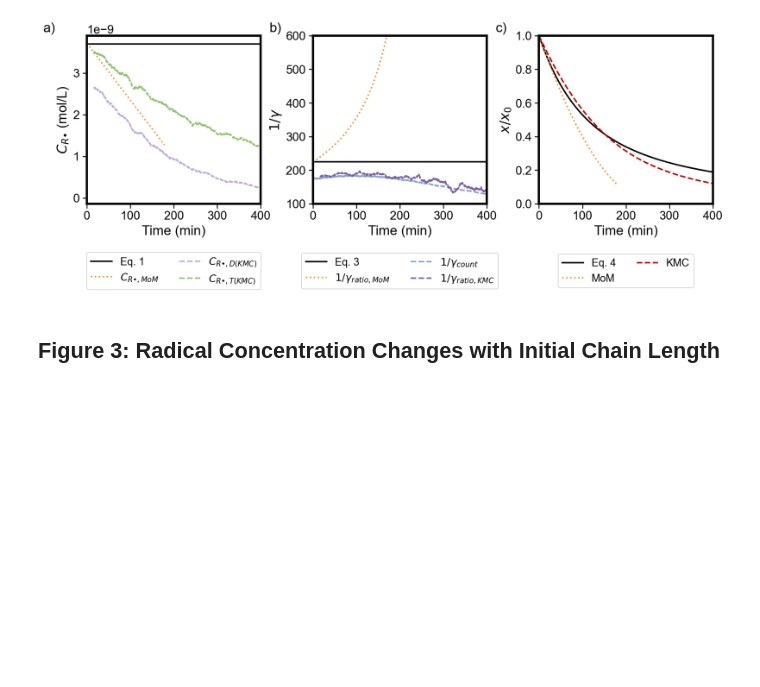
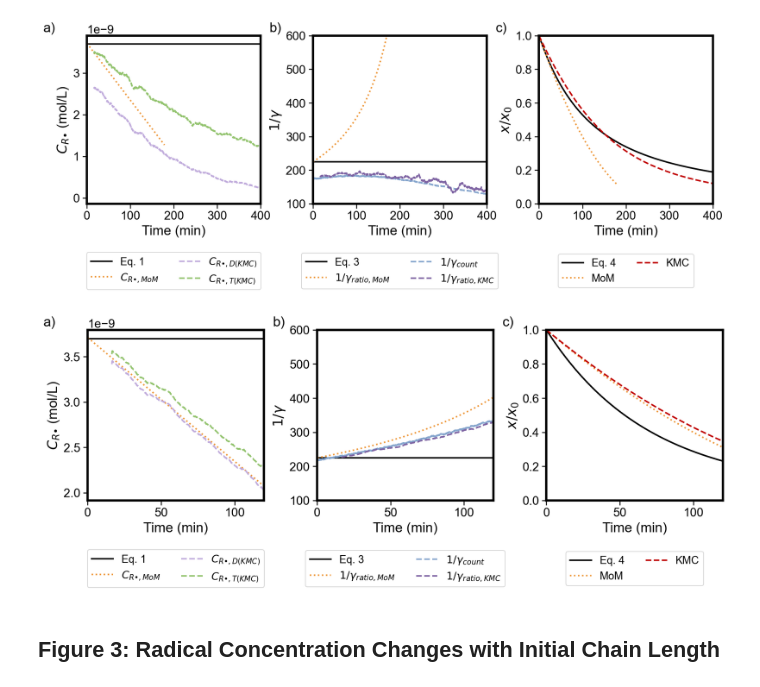
Before and after one commit to broadbelt-group/zip-length-study, a Jupyter notebook: paper_analysis/plot_figures.ipynb, the cells around one changed output. Saved outputs shown, nothing was run; the diff lists cells and outputs as text; code cells hidden in the pictures; blank space fills up the shorter version.

```diff
--- a/paper_analysis/plot_figures.ipynb
+++ b/paper_analysis/plot_figures.ipynb
@@ -210,6 +210,98 @@ plt.savefig("fig_pdfs/fig2_model_comparison.pdf", dpi=300, bbox_inches='tight')
 plt.show()
 # %% [output]
 [figure]
+# %%
+dpn = 4000
+
+kmc_data = read_data(f"../kmc_src/spedup_cpp_files/T_260/long_time/run_{dpn}")
+kmc_df = process_data(kmc_data)
+
+mom_data = read_data_mom(f"../mom_src/T260/run{dpn}")
+mom_df = process_data_mom(mom_data)
+
+# Calculate parameters from moments
+mom_df['variance'] = mom_df['Rep_1l_pp2'] - mom_df['Rep_1l_pp1']**2
+mom_df['alpha'] = mom_df['Rep_1l_pp1']**2 / mom_df['variance']  # shape parameter
+mom_df['beta'] = mom_df['Rep_1l_pp1'] / mom_df['variance']      # rate parameter
+
+# Calculate f(1) = (beta^alpha / Gamma(alpha)) * exp(-beta)
+mom_df['f_of_1'] = (mom_df['beta']**mom_df['alpha'] / gamma(mom_df['alpha'])) * np.exp(-mom_df['beta'])
+
+mom_df['netrate_BS_corrected'] = mom_df['netrate_BS'] * (1-mom_df['f_of_1'])
+mom_df['Rp/Rt_corr_f1'] = mom_df['netrate_BS_corrected'] / mom_df['netrate_R']
+
+fig, axs = plt.subplots(1, 3, figsize=(3*plotsize, 1.3*plotsize),
+                        gridspec_kw={'wspace': 0.3, 'hspace': 0.5})
+
+# --- Plot 1: Radical Concentration ---
+ax = axs[0]
+
+ax.axhline(np.sqrt(kmc_data['kI'] * kmc_df['d0(t) (g/L)'].iloc[0] / kmc_data['kT'] / kmc_data['m0']),
+           label=r'Eq. 1', linestyle='-', c='k')
+ax.plot(mom_df['Time (min)'], mom_df["Radical Conc"],
+        label=r'$C_{R•,MoM}$', c=cdict['orange'], linestyle=':')
+ax.plot(kmc_df['Time (min)'], kmc_df["Radical Conc BS"].rolling(window=100).mean(),
+        label=r'$C_{R•,D (KMC)}$', c=cdict['lightpurple'], linestyle='--')
+ax.plot(kmc_df['Time (min)'], kmc_df["Radical Conc RR"].rolling(window=100).mean(),
+        label=r'$C_{R•,T (KMC)}$', c=cdict['green'], linestyle='--')
+
+ax.set_ylabel(r"$C_{R•}$ (mol/L)")
+ax.set_xlabel("Time (min)")
+
+# --- Plot 2: Zip Lengths ---
+ax = axs[1]
+
+x, y = downsample_plot_data(
+    kmc_data['zip_length_df']['Zip End Time (s)'].to_numpy() / 60,
+    kmc_data['zip_length_df']['Zip Length (#)'].to_numpy(),
+    window=int(len(kmc_data['zip_length_df']) / 100)
+)
+ax.axhline(kmc_data['kD'] * np.sqrt(kmc_data['m0'] / (kmc_data['kT'] * kmc_data['kI'] * kmc_df['d0(t) (g/L)'].iloc[0])),
+           label=r'Eq. 3', linestyle='-', c='k')
+ax.plot(mom_df['Time (min)'], mom_df['Rp/Rt'],
+        label=r'$1/{\gamma_{ratio,MoM}}$', c=cdict['orange'], linestyle=':')
+ax.plot(x, y,
+        label=r'$1/{\gamma_{count}}$', c=cdict['lightblue'], linestyle='--')
+ax.plot(kmc_df['Time (min)'].iloc[1:], kmc_df['2a'].iloc[1:].rolling(window=100).mean(),
+        label=r'$1/{\gamma_{ratio,KMC}}$', linestyle='--', c=cdict['purple2'])
+
+ax.set_ylabel(r"$1/\gamma$")
+ax.set_xlabel("Time (min)")
+ax.set_ylim([100, 600])
+
+# --- Plot 3: Decay (Normalized Mn) ---
+ax = axs[2]
+
+x0 = mom_df['Mn/Mn0 (DP)'].iloc[0]
+d0 = mom_df['d0(t) (g/L)'].iloc[0]
+inv_gamma = kmc_data['kD'] * np.sqrt(kmc_data['m0'] / (kmc_data['kT'] * kmc_data['kI'] * d0))
+
+x = np.linspace(0.001, round(x0), round(x0))
+t = (1/kmc_data['kI'] * (1/x - 1/x0 + 1/inv_gamma/2 * np.log((inv_gamma + 2*x0) / (inv_gamma + 2*x))))
+
+ax.plot(t/60, x/x0,
+        label=r'Eq. 4', linestyle='-', c='k')
+ax.plot(mom_df['Time (min)'], mom_df["Mn/Mn0 (DP)"].rolling(window=1).mean() / dpn,
+        label=r'MoM', c=cdict['orange'], linestyle=':')
+ax.plot(kmc_df['Time (min)'], kmc_df["Mn/Mn0 (DP)"].rolling(window=1).mean() / dpn,
+        label=r'KMC', c=cdict['red'], linestyle='--')
+
+ax.set_ylim([0, 1])
+ax.set_xlabel('Time (min)')
+ax.set_ylabel(r'$x/x_0$')
+
+for i in range(3):
+    axs[i].set_xlim([0, 120])
+
+create_inset_legend(axs, ncol=2, fontsize=14)
+add_subplot_labels(axs, ['a)', 'b)', 'c)'])
+
+fig.subplots_adjust(bottom=0.4)
+plt.tight_layout()
+plt.savefig("fig_pdfs/figS_x0_4000.pdf", dpi=300, bbox_inches='tight')
+plt.show()
+# %% [output]
+[figure, added]
 # %% [markdown]
 ## Figure 3: Radical Concentration Changes with Initial Chain Length
 # %%
```
Also changed, not shown: parts of 1 cell of this notebook, 16 other files.
